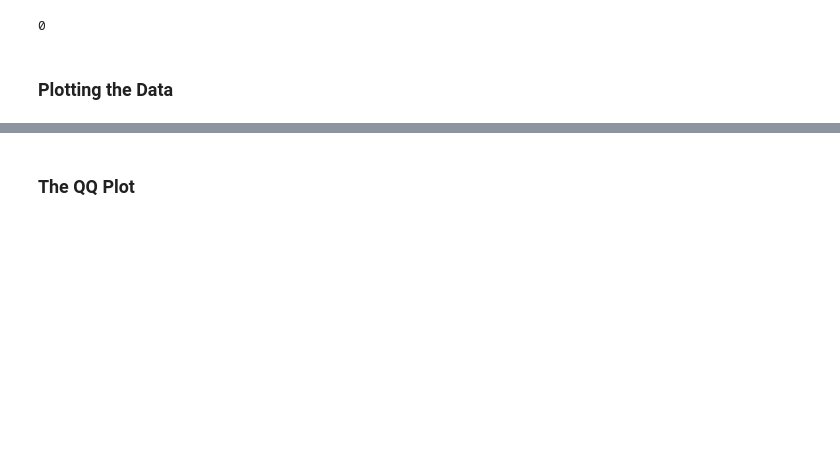
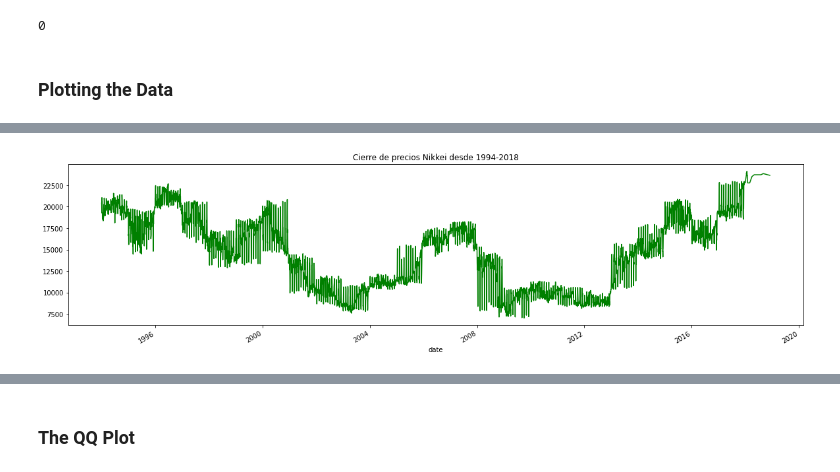
Before and after one commit to virf96/Proyectos, a Jupyter notebook: Python_Introducción_a_las_series_temporales_.ipynb, the cells around one changed output, grey strips where cells are left out. Drawn from its saved outputs; the diff is of its cells as text; code cells hidden in the pictures; blank space fills up the shorter version.

```diff
--- a/Python_Introducción_a_las_series_temporales_.ipynb
+++ b/Python_Introducción_a_las_series_temporales_.ipynb
@@ -152,3 +166,8 @@ plt.show()
+# %%
+df_comp.nikkei.plot(figsize=(20,5), title = "Cierre de precios Nikkei desde 1994-2018",color='green')
+plt.show()
+# %% [output]
+[figure, added]
 # %%
 df_comp.ftse.plot(figsize=(20,5), title = "Cierre de precios FTSE100 desde 1994-2018")
 plt.show()
```
Also changed, not shown: parts of 15 cells of this notebook.
